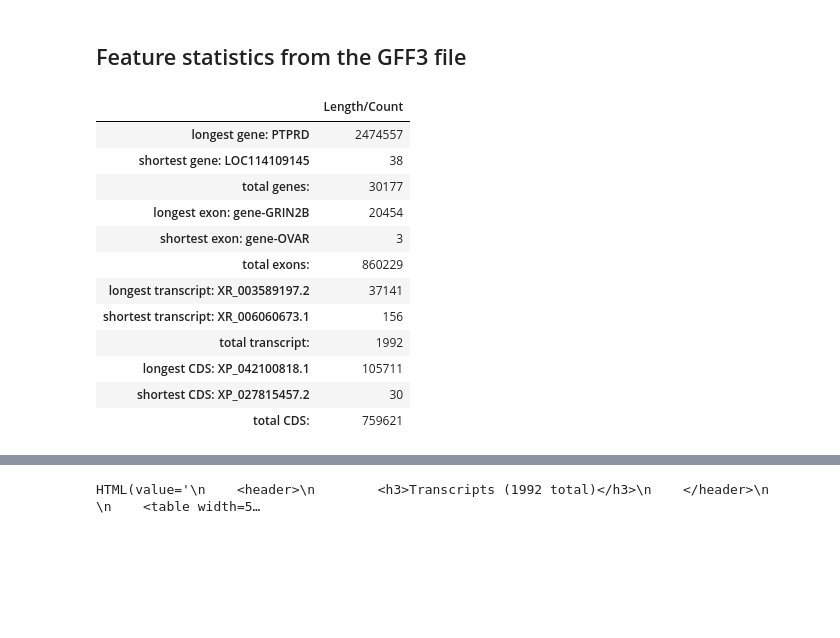
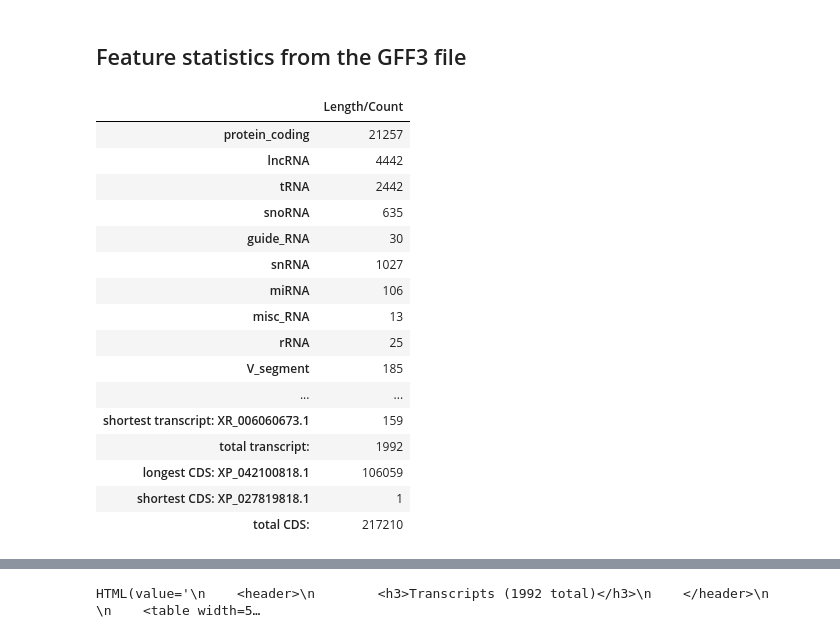
Before and after one commit to STRIDES-Codes/AnnotQC, a Jupyter notebook: annotqc.ipynb, the cells around one changed output, grey strips where cells are left out. Saved outputs shown, nothing was run; the diff lists cells and outputs as text; code cells hidden in the pictures; blank space fills up the shorter version.

```diff
--- a/annotqc.ipynb
+++ b/annotqc.ipynb
@@ -100,19 +91,24 @@ HTML(value='<table width=450px style="background-color:#FFFFFF" border="1" class
 # %% [markdown]
 ## Feature statistics from the GFF3 file
 # %%
+%%time
 feat_stats = get_length_dict('annot_gff.db')
-display(pd.DataFrame.from_dict(feat_stats, orient='index', columns=['Length/Count']))
+display(pd.DataFrame.from_dict(feat_stats['stats_dict'], orient='index', columns=['Length/Count']))
 # %% [output]
 |  | Length/Count |
-| longest gene: PTPRD | 2474557 |
-| shortest gene: LOC114109145 | 38 |
-| total genes: | 30177 |
-| longest exon: gene-GRIN2B | 20454 |
-| shortest exon: gene-OVAR | 3 |
-| total exons: | 860229 |
-| longest transcript: XR_003589197.2 | 37141 |
-| shortest transcript: XR_006060673.1 | 156 |
+| protein_coding | 21257 |
+| lncRNA | 4442 |
+| tRNA | 2442 |
+| snoRNA | 635 |
+| guide_RNA | 30 |
+| snRNA | 1027 |
+| miRNA | 106 |
+| misc_RNA | 13 |
+| rRNA | 25 |
+| V_segment | 185 |
+| ... | ... |
+| shortest transcript: XR_006060673.1 | 159 |
 | total transcript: | 1992 |
-| longest CDS: XP_042100818.1 | 105711 |
-| shortest CDS: XP_027815457.2 | 30 |
-| total CDS: | 759621 |
+| longest CDS: XP_042100818.1 | 106059 |
+| shortest CDS: XP_027819818.1 | 1 |
+| total CDS: | 217210 |
```
Also changed, not shown: parts of 5 cells of this notebook.
